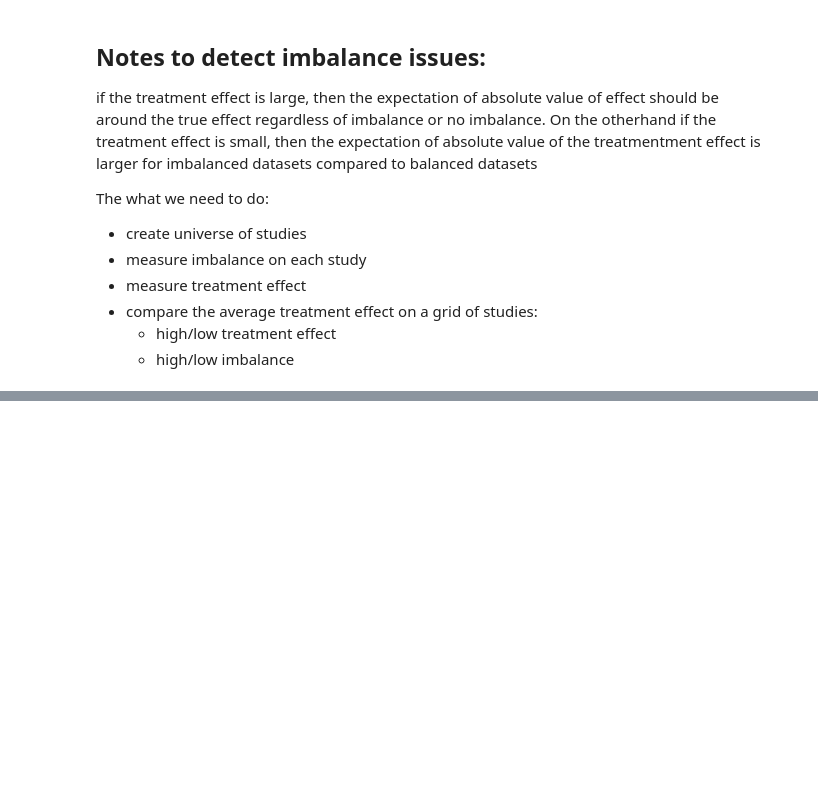
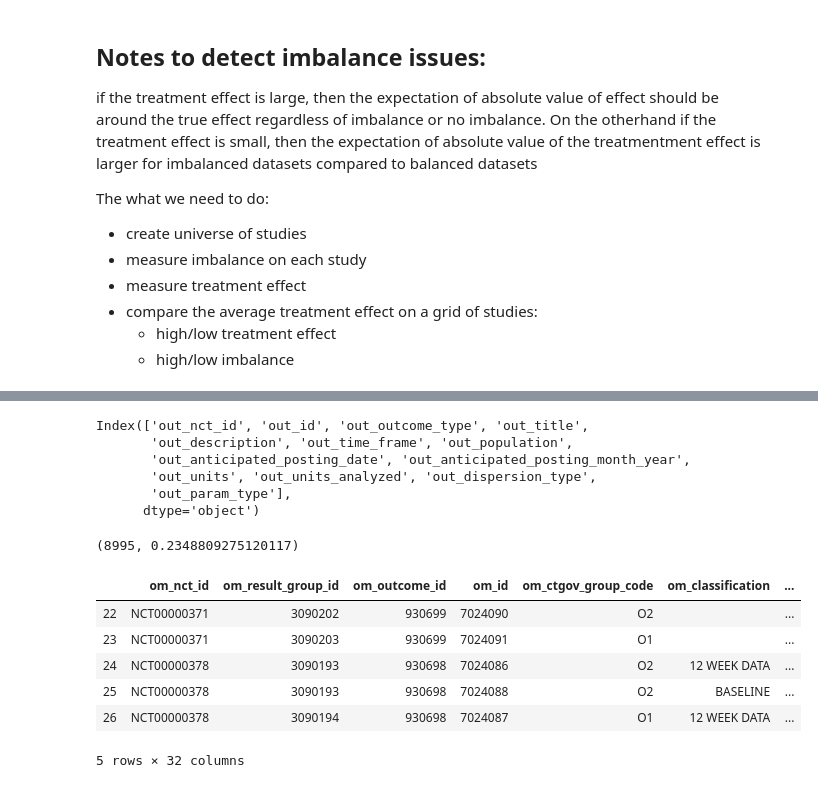
Before and after one commit to sylvaingchassang/trial-explorer, a Jupyter notebook: notebooks/balance/rf_balance_eda.ipynb, the cells around one changed output, grey strips where cells are left out. Saved outputs shown, nothing was run; the diff lists cells and outputs as text; code cells hidden in the pictures; blank space fills up the shorter version.

Commit message:
balance week 1 work checkpoint

```diff
--- a/notebooks/balance/rf_balance_eda.ipynb
+++ b/notebooks/balance/rf_balance_eda.ipynb
@@ -717,0 +795,2 @@ The what we need to do:
+# %%
+studies_w_1_outcome = num_outcomes_per_study[num_outcomes_per_study == 1].index
@@ -717,0 +803,3 @@ The what we need to do:
+# %%
+omj = om.reset_index().add_prefix('om_')
+outj = out.reset_index().add_prefix('out_')
@@ -717,0 +816,34 @@ The what we need to do:
+# %%
+outj.columns
+# %% [output]
+Index(['out_nct_id', 'out_id', 'out_outcome_type', 'out_title',
+       'out_description', 'out_time_frame', 'out_population',
+       'out_anticipated_posting_date', 'out_anticipated_posting_month_year',
+       'out_units', 'out_units_analyzed', 'out_dispersion_type',
+       'out_param_type'],
+      dtype='object')
+# %%
+dfj = omj.merge(outj,
+                how='inner',
+                left_on=['om_nct_id', 'om_outcome_id'],
+                right_on=['out_nct_id', 'out_id'],)
+# %%
+dfj_used = dfj[(dfj['om_nct_id'].isin(studies_w_gender_info)) &
+               (dfj['om_nct_id'].isin(studies_w_2_grps)) &
+               (dfj['om_nct_id'].isin(studies_w_1_outcome))]
+# %%
+num_left = len(dfj_used['om_nct_id'].unique())
+num_left, num_left / bm_all
+# %% [output]
+(8995, 0.2348809275120117)
+# %%
+df_prim_mean = dfj_used[(dfj_used['out_param_type'] == 'Mean') & (dfj_used['out_outcome_type'] == 'Primary')]
+df_prim_mean.head()
+# %% [output]
+|  | om_nct_id | om_result_group_id | om_outcome_id | om_id | om_ctgov_group_code | om_classification | ... |
+| 22 | NCT00000371 | 3090202 | 930699 | 7024090 | O2 |  | ... |
+| 23 | NCT00000371 | 3090203 | 930699 | 7024091 | O1 |  | ... |
+| 24 | NCT00000378 | 3090193 | 930698 | 7024086 | O2 | 12 WEEK DATA | ... |
+| 25 | NCT00000378 | 3090193 | 930698 | 7024088 | O2 | BASELINE | ... |
+| 26 | NCT00000378 | 3090194 | 930698 | 7024087 | O1 | 12 WEEK DATA | ... |
+5 rows × 32 columns
```
Also changed, not shown: parts of 32 cells of this notebook, 2 other files.
